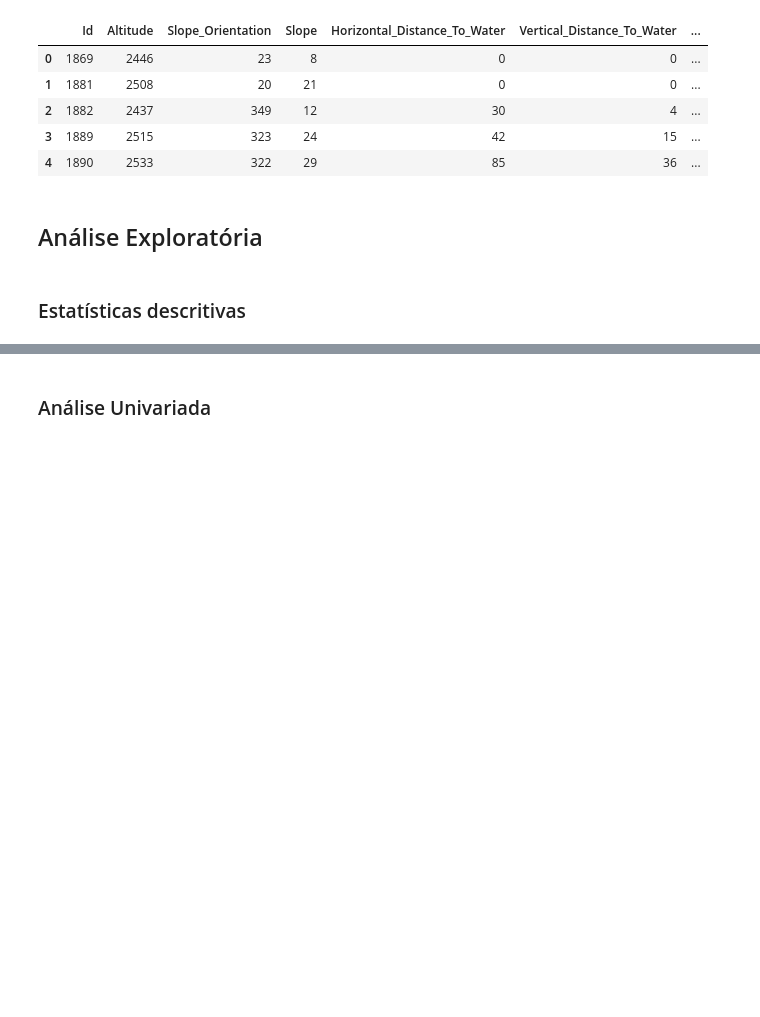
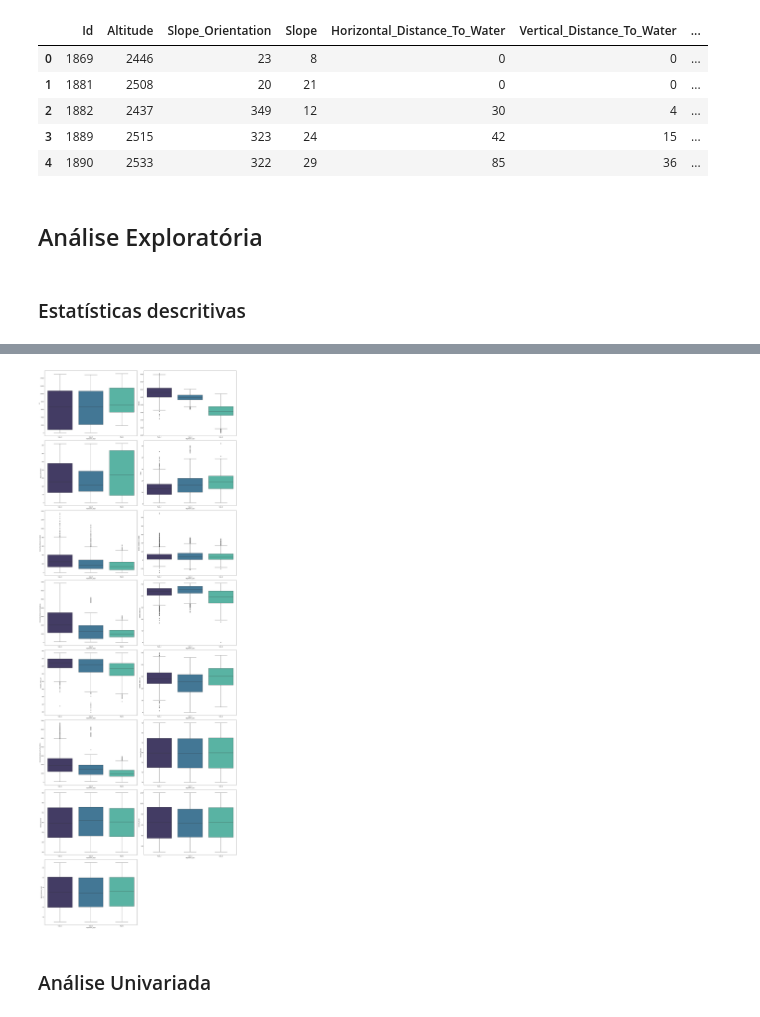
Before and after one commit to pedrocc03/APRAU_24_25_G23, a Jupyter notebook: Trabalho.ipynb, the cells around one changed output, grey strips where cells are left out. Cells and saved outputs as stored; diff of their text form; code cells hidden in the pictures; blank space fills up the shorter version.

```diff
--- a/Trabalho.ipynb
+++ b/Trabalho.ipynb
@@ -144,2 +221,20 @@ memory usage: 817.6+ KB
+# %%
+#lista com todas as features
+numericFeatures = list(df_all.select_dtypes(include=[np.number]).columns)
+# %%
+rows = 8
+colunms = 2
+
+plt.figure(figsize=(25, 70))
+
+for i, features in enumerate(numericFeatures):
+
+    plt.subplot(rows, colunms, i+1)
+    sns.boxplot(data=df_all, x='Vegetation_Type', y=features, palette="mako")
+
+plt.tight_layout()
+plt.show()
+# %% [output]
+[figure, added]
 # %% [markdown]
 ### Análise Univariada
```
Also changed, not shown: parts of 4 cells of this notebook.
